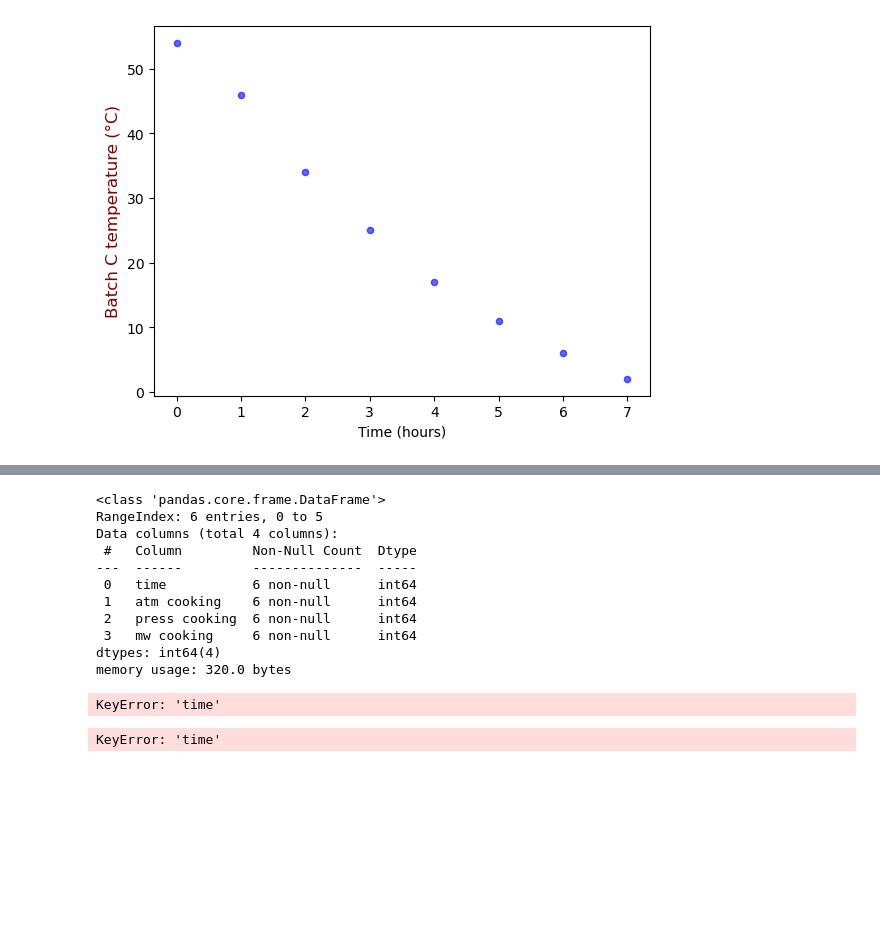
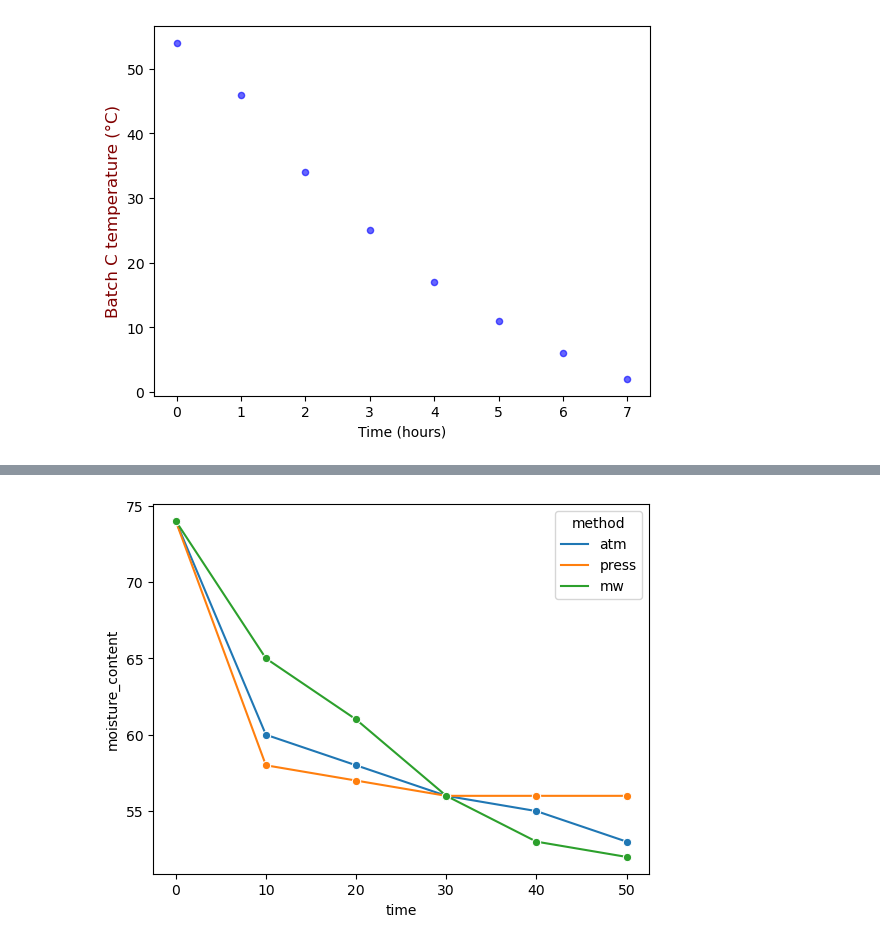
Before and after one commit to pristdata/prisdata.github.io, a Jupyter notebook: Notebooks/food_data_analysis.ipynb, the cells around one changed output, grey strips where cells are left out. Drawn from its saved outputs; the diff is of its cells as text; code cells hidden in the pictures; blank space fills up the shorter version.

```diff
--- a/Notebooks/food_data_analysis.ipynb
+++ b/Notebooks/food_data_analysis.ipynb
@@ -54,2 +120,3 @@ plt.show()
 # %%
-moisture = pd.read_csv("moisture.csv")
+moisture = pd.read_csv("water_content.csv")
+print(moisture)
@@ -56,31 +143,10 @@ moisture = pd.read_csv("moisture.csv")
-# %%
-moisture.info()
-# %% [output]
-<class 'pandas.core.frame.DataFrame'>
-RangeIndex: 6 entries, 0 to 5
-Data columns (total 4 columns):
- #   Column         Non-Null Count  Dtype
----  ------         --------------  -----
- 0   time           6 non-null      int64
- 1   atm cooking    6 non-null      int64
- 2   press cooking  6 non-null      int64
- 3   mw cooking     6 non-null      int64
-dtypes: int64(4)
-memory usage: 320.0 bytes
-# %%
-moisture = pd.read_csv('moisture.csv', index_col=0)
-# %%
-time = moisture['time'].tolist()
-atm = moisture['atm cooking'].tolist()
-press = moisture['press cooking'].tolist()
-microwave = moisture['mw cooking'].tolist()
-# %% [output]
-KeyError: 'time'
-# %%
-plt.plot(time, atm, label = 'Face cream Sales Data', marker='o', linewidth=3)
-plt.plot(time, press, label = 'Face Wash Sales Data',  marker='o', linewidth=3)
-plt.plot(time, microwave, label = 'Face cream Sales Data', marker='o', linewidth=3)
-# %% [output]
-KeyError: 'time'
+# %%
+# Fictional moisture content
+
+sns.lineplot('time', 'moisture_content', data=moisture, hue='method', marker="o")
+
+plt.show()
+# %% [output]
+[figure, added]
 # %%
 tbars = pd.read_csv("tbars.csv")
```
Also changed, not shown: parts of 32 cells of this notebook, 4 other files.
